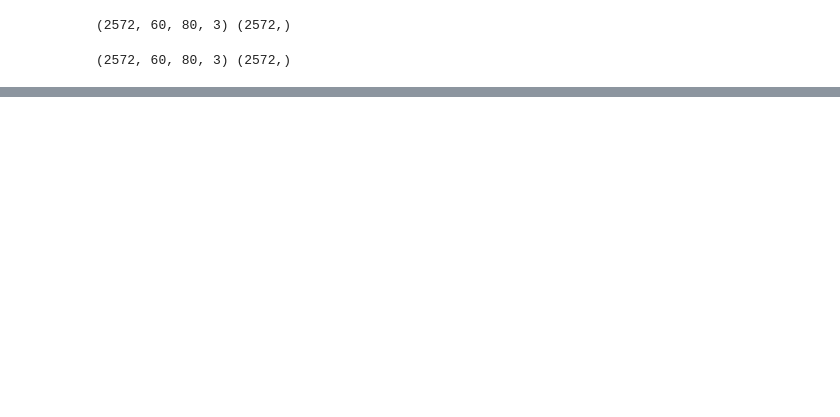
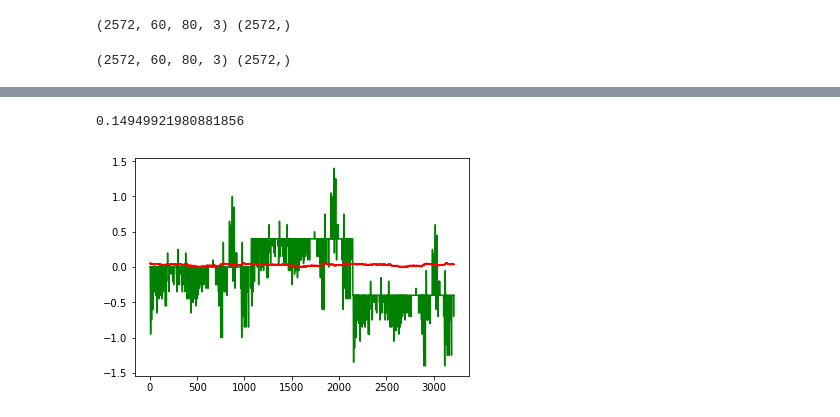
Before and after one commit to maglkp/kaggle, a Jupyter notebook: 5dwdriving4.ipynb, the cells around one changed output, grey strips where cells are left out. Cells and saved outputs as stored; diff of their text form; code cells hidden in the pictures; blank space fills up the shorter version.

```diff
--- a/5dwdriving4.ipynb
+++ b/5dwdriving4.ipynb
@@ -114,0 +198,3 @@ plt.hist(ygen, 50, facecolor='red');
+# %%
+model_ak = ak.ImageRegressor(verbose=True)
+model_ak.fit(Xgen, ygen, time_limit=30*60)
@@ -114,0 +219,12 @@ plt.hist(ygen, 50, facecolor='red');
+# %%
+score = model_ak.evaluate(X_val, y_val)
+print(score)
+# %% [output]
+0.14949921980881856
+# %%
+ypred = model_ak.predict(X)
+# %%
+plt.plot(y, 'g', ypred, 'r')
+plt.show();
+# %% [output]
+[figure, added]
```
Also changed, not shown: parts of 15 cells of this notebook.
